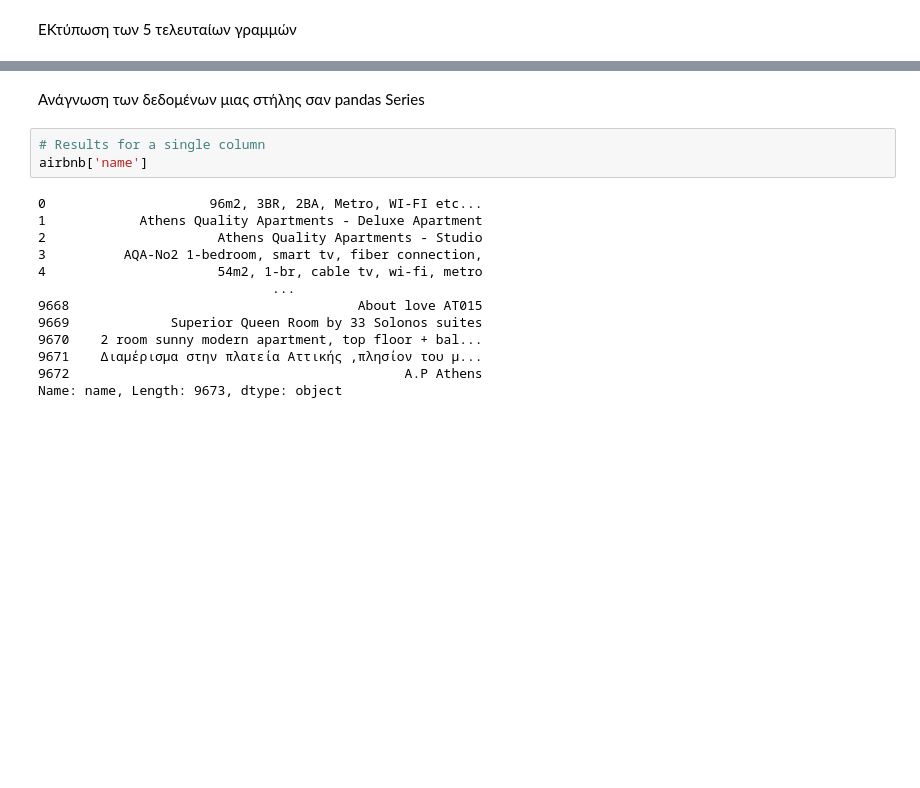
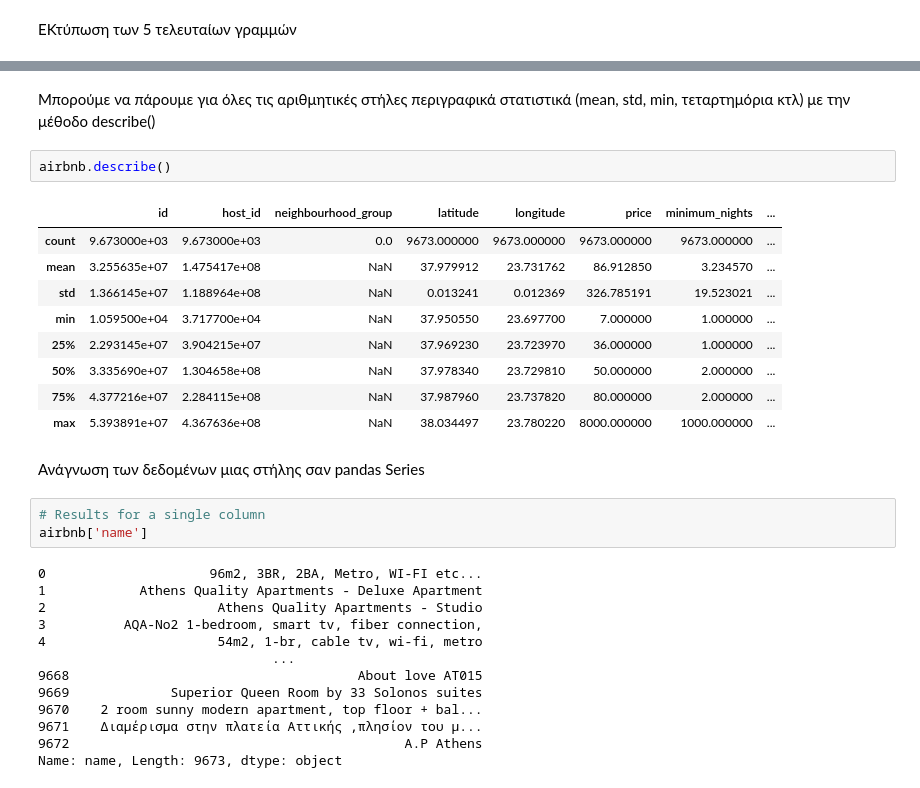
Before and after one commit to kokkytos/programming, a Jupyter notebook: _build/jupyter_execute/notebooks/Lesson_8.ipynb, the cells around one changed output, grey strips where cells are left out. Drawn from its saved outputs; the diff is of its cells as text; blank space fills up the shorter version.

```diff
--- a/_build/jupyter_execute/notebooks/Lesson_8.ipynb
+++ b/_build/jupyter_execute/notebooks/Lesson_8.ipynb
@@ -358,6 +356,20 @@ airbnb.tail()
 | 9670 | 53932240 | 2 room sunny modern apartment, to... | 34801484 | Daria | NaN | ΑΓΙΟΣ ΚΩΝΣΤΑΝΤΙΝΟΣ-ΠΛΑΤΕΙΑ ΒΑΘΗΣ | 37.982810 | 23.718970 | ... |
 | 9671 | 53934984 | Διαμέρισμα στην πλατεία Αττικής ,... | 381802767 | Hakob | NaN | ΣΤΑΘΜΟΣ ΛΑΡΙΣΗΣ | 37.997002 | 23.720508 | ... |
 | 9672 | 53938913 | A.P Athens | 423806621 | Anna | NaN | ΝΕΑ ΚΥΨΕΛΗ | 37.996459 | 23.744231 | ... |
+# %% [markdown]
+Μπορούμε να πάρουμε για όλες τις αριθμητικές στήλες περιγραφικά στατιστικά (mean, std, min, τεταρτημόρια κτλ) με την μέθοδο describe()
+# %%
+airbnb.describe()
+# %% [output]
+|  | id | host_id | neighbourhood_group | latitude | longitude | price | minimum_nights | ... |
+| count | 9.673000e+03 | 9.673000e+03 | 0.0 | 9673.000000 | 9673.000000 | 9673.000000 | 9673.000000 | ... |
+| mean | 3.255635e+07 | 1.475417e+08 | NaN | 37.979912 | 23.731762 | 86.912850 | 3.234570 | ... |
+| std | 1.366145e+07 | 1.188964e+08 | NaN | 0.013241 | 0.012369 | 326.785191 | 19.523021 | ... |
+| min | 1.059500e+04 | 3.717700e+04 | NaN | 37.950550 | 23.697700 | 7.000000 | 1.000000 | ... |
+| 25% | 2.293145e+07 | 3.904215e+07 | NaN | 37.969230 | 23.723970 | 36.000000 | 1.000000 | ... |
+| 50% | 3.335690e+07 | 1.304658e+08 | NaN | 37.978340 | 23.729810 | 50.000000 | 2.000000 | ... |
+| 75% | 4.377216e+07 | 2.284115e+08 | NaN | 37.987960 | 23.737820 | 80.000000 | 2.000000 | ... |
+| max | 5.393891e+07 | 4.367636e+08 | NaN | 38.034497 | 23.780220 | 8000.000000 | 1000.000000 | ... |
 # %% [markdown]
 Ανάγνωση των δεδομένων μιας στήλης σαν pandas Series
 # %%
```
Also changed, not shown: parts of 3 cells of this notebook, 23 other files.
